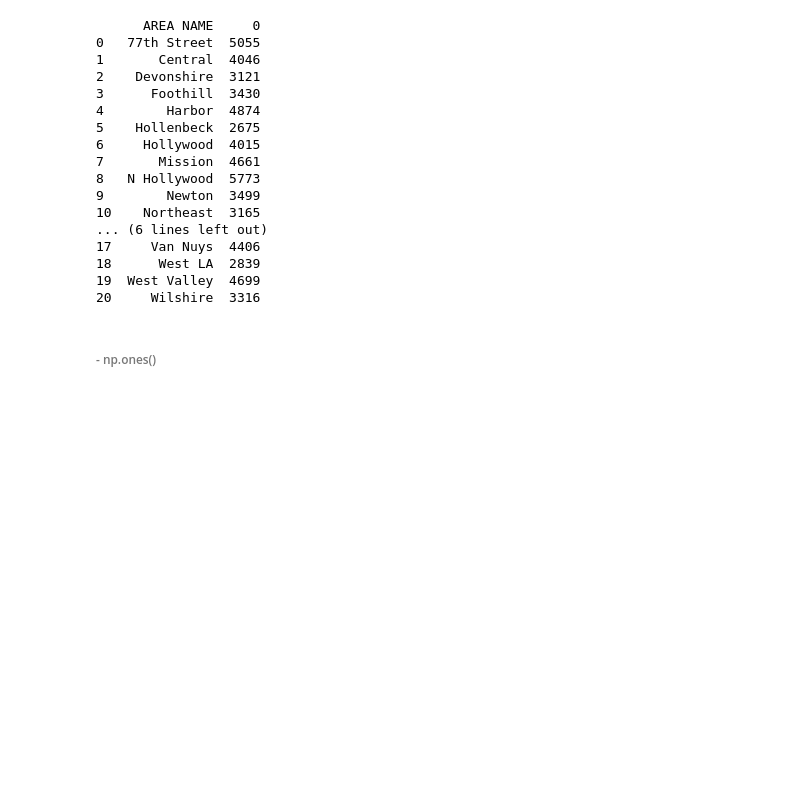
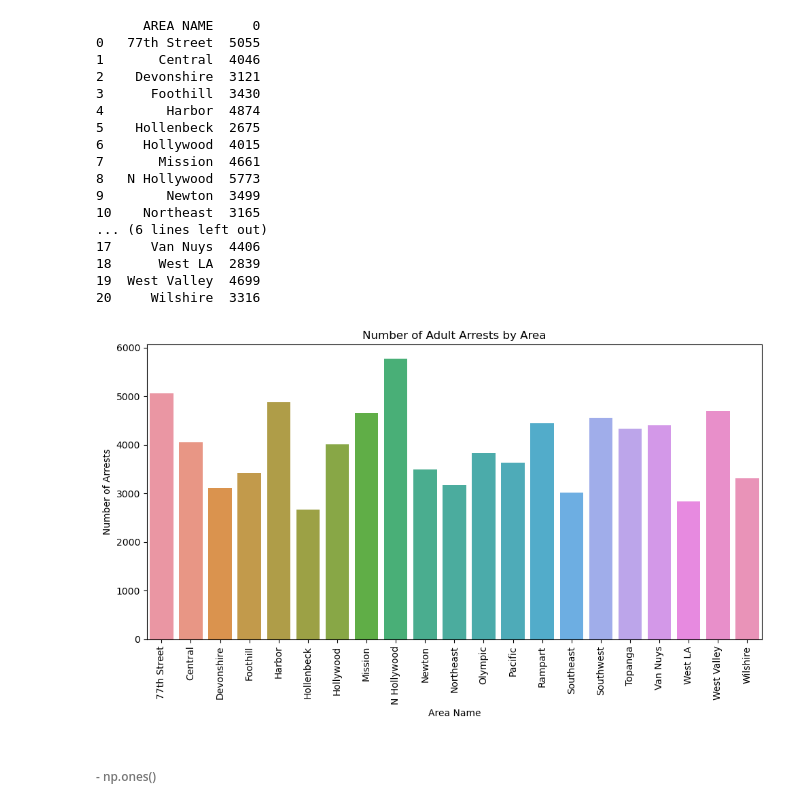
Before and after one commit to rtress0001/Crime-Data, a Jupyter notebook: Crime Data.ipynb, the cells around one changed output. Saved outputs shown, nothing was run; the diff lists cells and outputs as text; code cells hidden in the pictures; blank space fills up the shorter version.

```diff
--- a/Crime Data.ipynb
+++ b/Crime Data.ipynb
@@ -45,6 +45,30 @@ print(arrest_by_area)
 18      West LA  2839
 19  West Valley  4699
 20     Wilshire  3316
+# %%
+aStatus_desc = crime[crime["Status Desc"] == "Adult Arrest"]
+
+arrest_by_area = aStatus_desc.groupby("AREA NAME").size().reset_index()
+
+arrest_by_area.columns = ['AREA NAME', 'ARREST COUNT']
+
+# Set the figure size for the plot
+plt.figure(figsize=(10, 6))
+
+sns.barplot(x='AREA NAME', y='ARREST COUNT', data=arrest_by_area)
+
+# Rotate the x labels for better readability
+plt.xticks(rotation=90)
+
+# Set the title and labels
+plt.title('Number of Adult Arrests by Area')
+plt.xlabel('Area Name')
+plt.ylabel('Number of Arrests')
+
+# Show the plot
+plt.tight_layout()
+# %% [output]
+[figure, added]
 # %% [markdown]
 ###### - np.ones()
 # %% [markdown]
```
